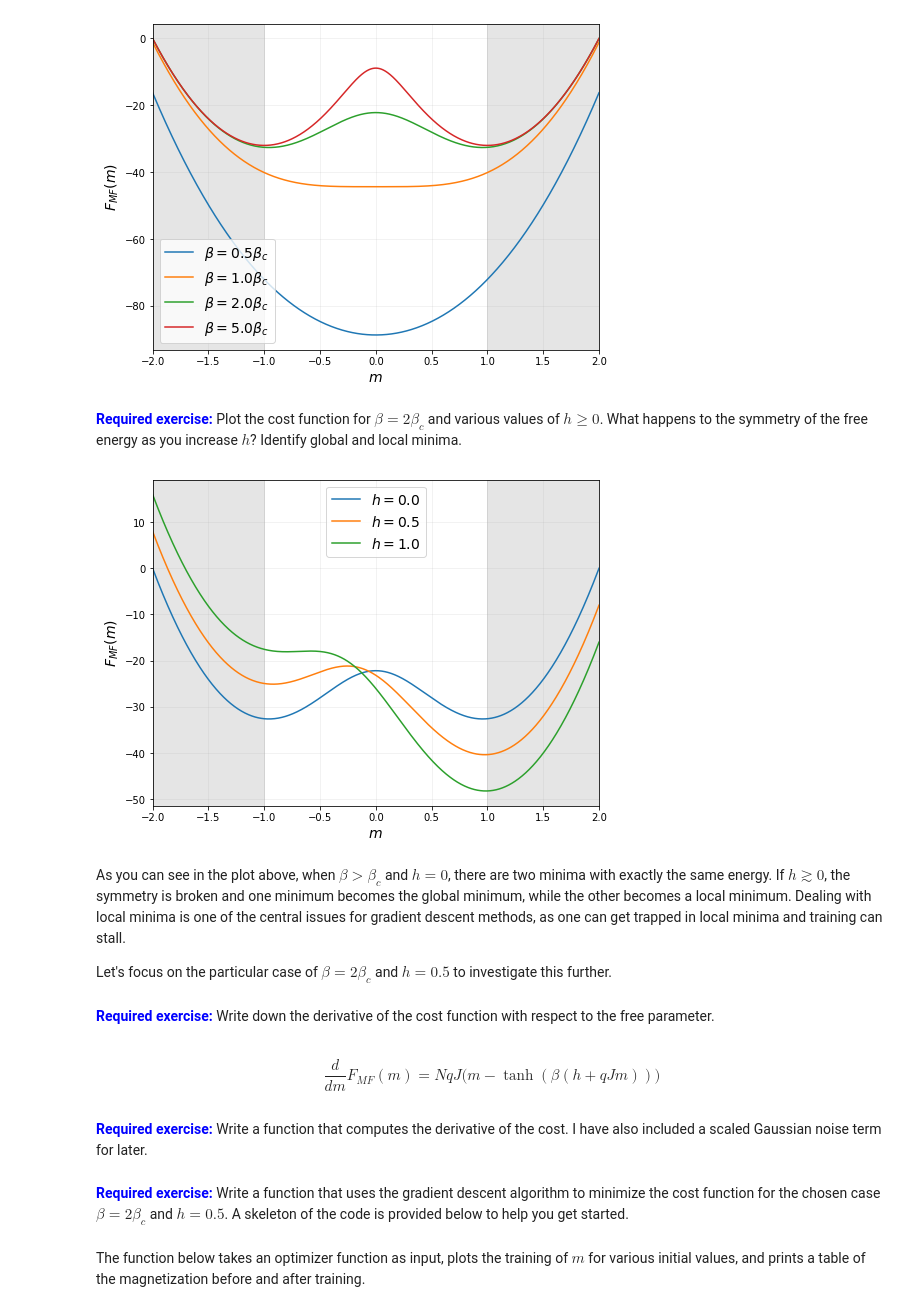
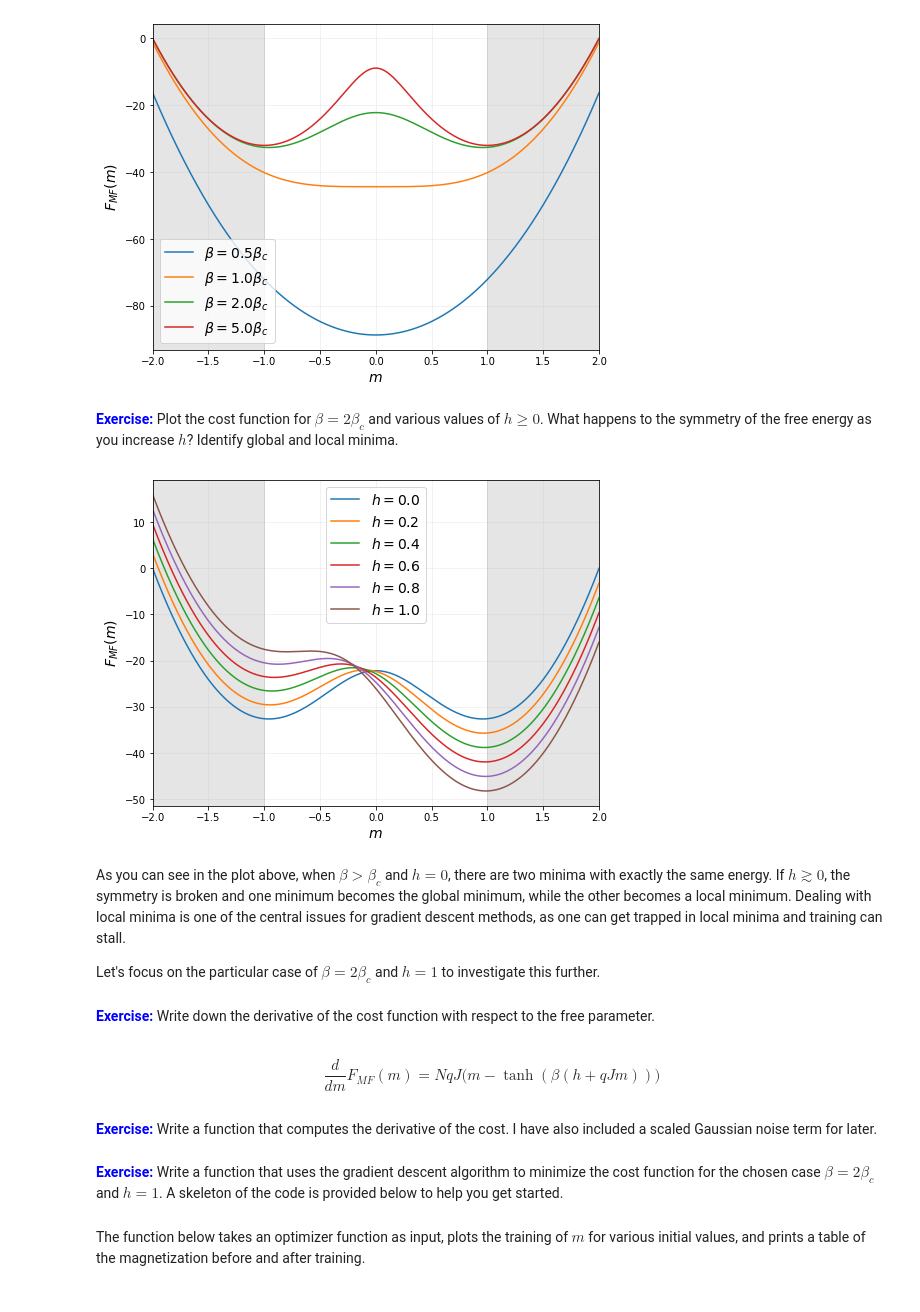
Before and after one commit to kim-jane/IntroMachineLearning, a Jupyter notebook: GradientDescent-Solution.ipynb, the cells around one changed output. Saved outputs shown, nothing was run; the diff lists cells and outputs as text; code cells hidden in the pictures.

```diff
--- a/GradientDescent-Solution.ipynb
+++ b/GradientDescent-Solution.ipynb
@@ -131,32 +128,32 @@ plt.show()
 # %% [output]
 [figure]
 # %% [markdown]
-**<font color='blue'>Required exercise:</font>** Plot the cost function for $\beta=2\beta_c$ and various values of $h \geq 0$. What happens to the symmetry of the free energy as you increase $h$? Identify global and local minima.
+**<font color='blue'>Exercise:</font>** Plot the cost function for $\beta=2\beta_c$ and various values of $h \geq 0$. What happens to the symmetry of the free energy as you increase $h$? Identify global and local minima.
 # %%
 # set figure size
 plt.figure(figsize=(8,6))
 
 # plot cost for different values of h
 m = np.linspace(-2, 2, num=1000)
-for h in [0.0, 0.5, 1.0]:
+for h in [0.0, 0.2, 0.4, 0.6, 0.8, 1.0]:
     plt.plot(m, free_energy(m, h=h, beta=2*beta_c), label=r'$h=$'+str(h))
 
 # shade non-physical values of m in gray
 plt.axvspan(-2, -1, color='black', alpha=0.1)
 plt.axvspan(1, 2, color='black', alpha=0.1)
 
 # format plot
 plt.ylabel(r'$F_{MF}(m)$', fontsize=14)
 plt.xlabel(r'$m$', fontsize=14)
 plt.xlim(-2, 2)
 plt.grid(alpha=0.2)
 plt.legend(fontsize=14)
 plt.show()
 # %% [output]
-[figure, old version]
+[figure, new version]
 # %% [markdown]
 As you can see in the plot above, when $\beta > \beta_c$ and $h=0$, there are two minima with exactly the same energy. If $h\gtrsim0$, the symmetry is broken and one minimum becomes the global minimum, while the other becomes a local minimum. Dealing with local minima is one of the central issues for gradient descent methods, as one can get trapped in local minima and training can stall.
 
-Let's focus on the particular case of $\beta = 2\beta_c$ and $h=0.5$ to investigate this further.
+Let's focus on the particular case of $\beta = 2\beta_c$ and $h=1$ to investigate this further.
 # %%
 beta = 2*beta_c
@@ -164,14 +161,14 @@ h = 0.5
 # %% [markdown]
-**<font color='blue'>Required exercise:</font>** Write down the derivative of the cost function with respect to the free parameter.
+**<font color='blue'>Exercise:</font>** Write down the derivative of the cost function with respect to the free parameter.
 # %% [markdown]
 $$\frac{d}{dm} F_{MF}(m) = NqJ \big( m - \tanh (\beta(h+qJm))\big)$$
 # %% [markdown]
-**<font color='blue'>Required exercise:</font>** Write a function that computes the derivative of the cost. I have also included a scaled Gaussian noise term for later.
+**<font color='blue'>Exercise:</font>** Write a function that computes the derivative of the cost. I have also included a scaled Gaussian noise term for later.
 # %%
 def gradient(m, noise=0.0):
     return N*q*J*(m - np.tanh(beta*(h+q*J*m))) + np.random.normal(scale=N*q*J*noise)
 # %% [markdown]
-**<font color='blue'>Required exercise:</font>** Write a function that uses the gradient descent algorithm to minimize the cost function for the chosen case $\beta=2\beta_c$ and $h=0.5$. A skeleton of the code is provided below to help you get started.
+**<font color='blue'>Exercise:</font>** Write a function that uses the gradient descent algorithm to minimize the cost function for the chosen case $\beta=2\beta_c$ and $h=1$. A skeleton of the code is provided below to help you get started.
 # %%
 def gradient_descent(p0=0.0, eta=0.001, nopt=1000):
 
```
Also changed, not shown: parts of 25 cells of this notebook, 3 other files.
